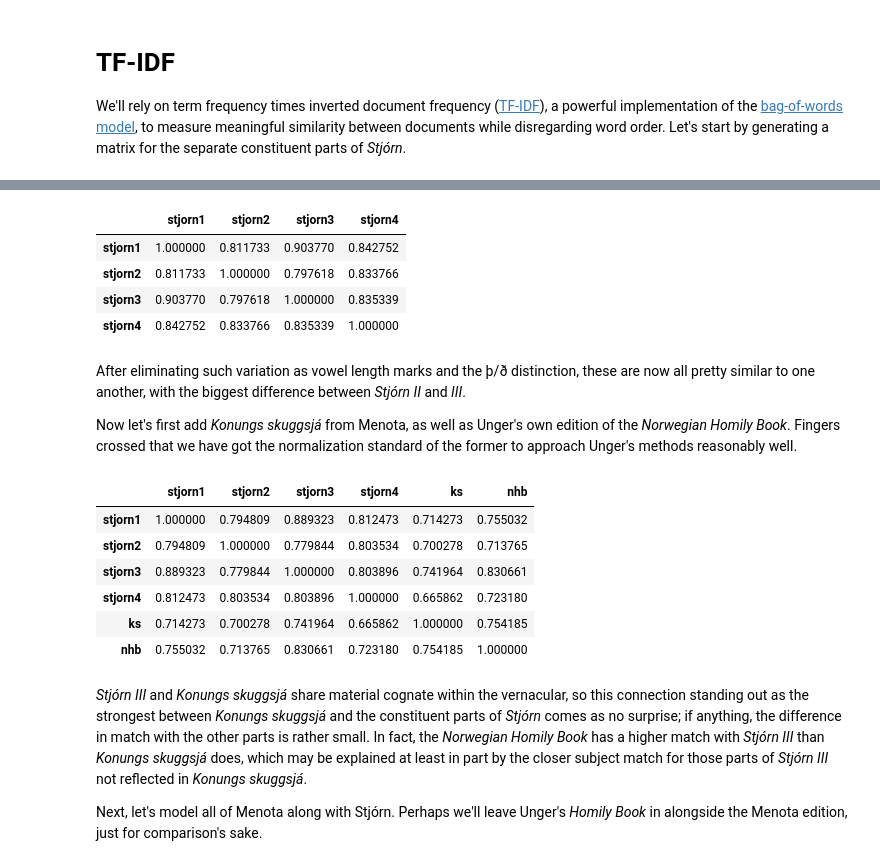
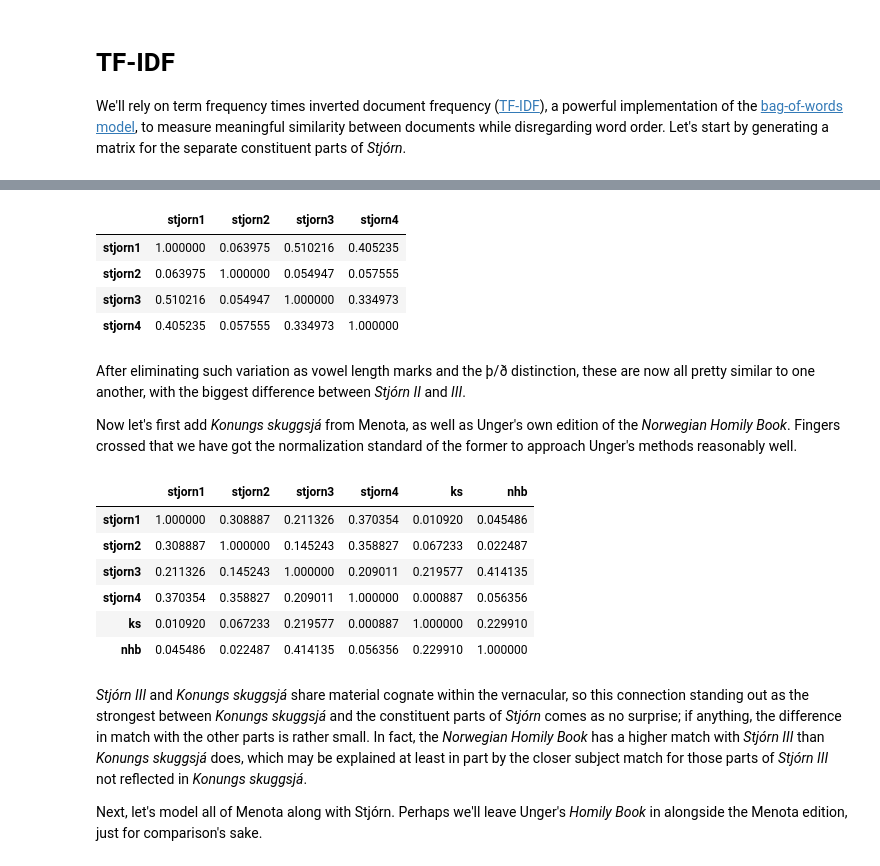
Before and after one commit to langeslag/on-corpus-tools, a Jupyter notebook: stjorn/tf-idf.ipynb, the cells around one changed output, grey strips where cells are left out. Cells and saved outputs as stored; diff of their text form; code cells hidden in the pictures.

```diff
--- a/stjorn/tf-idf.ipynb
+++ b/stjorn/tf-idf.ipynb
@@ -62,14 +64,14 @@ for text in glob.glob('../menota/dipl/*txt'):
 # %%
-vectorizer = TfidfVectorizer(min_df=1)
+vectorizer = TfidfVectorizer(min_df=1, max_df=0.8)
 model = vectorizer.fit_transform(stjorn.values())
 df = pd.DataFrame(cosine_similarity(model), stjorn.keys(), stjorn.keys())
 df
 # %% [output]
 |  | stjorn1 | stjorn2 | stjorn3 | stjorn4 |
-| stjorn1 | 1.000000 | 0.811733 | 0.903770 | 0.842752 |
-| stjorn2 | 0.811733 | 1.000000 | 0.797618 | 0.833766 |
-| stjorn3 | 0.903770 | 0.797618 | 1.000000 | 0.835339 |
-| stjorn4 | 0.842752 | 0.833766 | 0.835339 | 1.000000 |
+| stjorn1 | 1.000000 | 0.063975 | 0.510216 | 0.405235 |
+| stjorn2 | 0.063975 | 1.000000 | 0.054947 | 0.057555 |
+| stjorn3 | 0.510216 | 0.054947 | 1.000000 | 0.334973 |
+| stjorn4 | 0.405235 | 0.057555 | 0.334973 | 1.000000 |
 # %% [markdown]
 After eliminating such variation as vowel length marks and the þ/ð distinction, these are now all pretty similar to one another, with the biggest difference between _Stjórn II_ and _III_.
 
@@ -91,12 +93,12 @@ df = pd.DataFrame(cosine_similarity(model), list(stjorn.keys()) + ['ks', 'nhb'],
 df
 # %% [output]
 |  | stjorn1 | stjorn2 | stjorn3 | stjorn4 | ks | nhb |
-| stjorn1 | 1.000000 | 0.794809 | 0.889323 | 0.812473 | 0.714273 | 0.755032 |
-| stjorn2 | 0.794809 | 1.000000 | 0.779844 | 0.803534 | 0.700278 | 0.713765 |
-| stjorn3 | 0.889323 | 0.779844 | 1.000000 | 0.803896 | 0.741964 | 0.830661 |
-| stjorn4 | 0.812473 | 0.803534 | 0.803896 | 1.000000 | 0.665862 | 0.723180 |
-| ks | 0.714273 | 0.700278 | 0.741964 | 0.665862 | 1.000000 | 0.754185 |
-| nhb | 0.755032 | 0.713765 | 0.830661 | 0.723180 | 0.754185 | 1.000000 |
+| stjorn1 | 1.000000 | 0.308887 | 0.211326 | 0.370354 | 0.010920 | 0.045486 |
+| stjorn2 | 0.308887 | 1.000000 | 0.145243 | 0.358827 | 0.067233 | 0.022487 |
+| stjorn3 | 0.211326 | 0.145243 | 1.000000 | 0.209011 | 0.219577 | 0.414135 |
+| stjorn4 | 0.370354 | 0.358827 | 0.209011 | 1.000000 | 0.000887 | 0.056356 |
+| ks | 0.010920 | 0.067233 | 0.219577 | 0.000887 | 1.000000 | 0.229910 |
+| nhb | 0.045486 | 0.022487 | 0.414135 | 0.056356 | 0.229910 | 1.000000 |
 # %% [markdown]
 _Stjórn III_ and _Konungs skuggsjá_ share material cognate within the vernacular, so this connection standing out as the strongest between _Konungs skuggsjá_ and the constituent parts of _Stjórn_ comes as no surprise; if anything, the difference in match with the other parts is rather small. In fact, the _Norwegian Homily Book_ has a higher match with _Stjórn III_ than _Konungs skuggsjá_ does, which may be explained at least in part by the closer subject match for those parts of _Stjórn III_ not reflected in _Konungs skuggsjá_.
 
```
Also changed, not shown: parts of 11 cells of this notebook, 1 other file.
